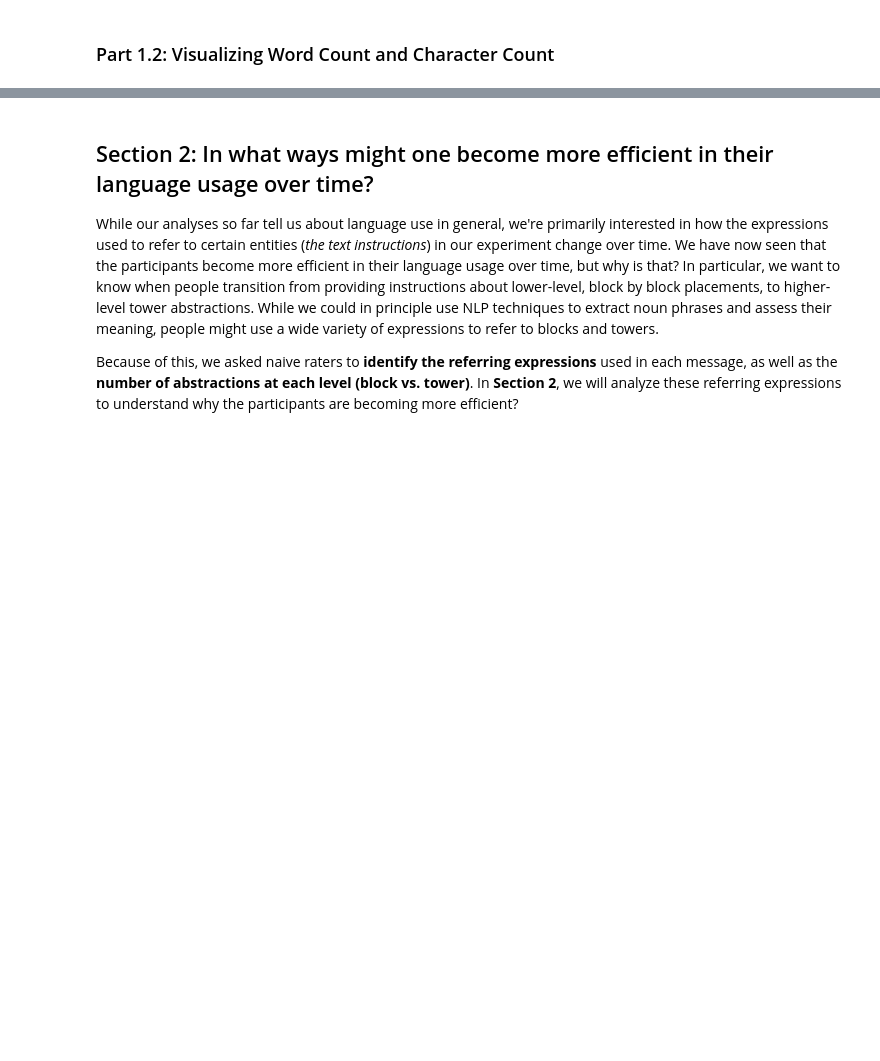
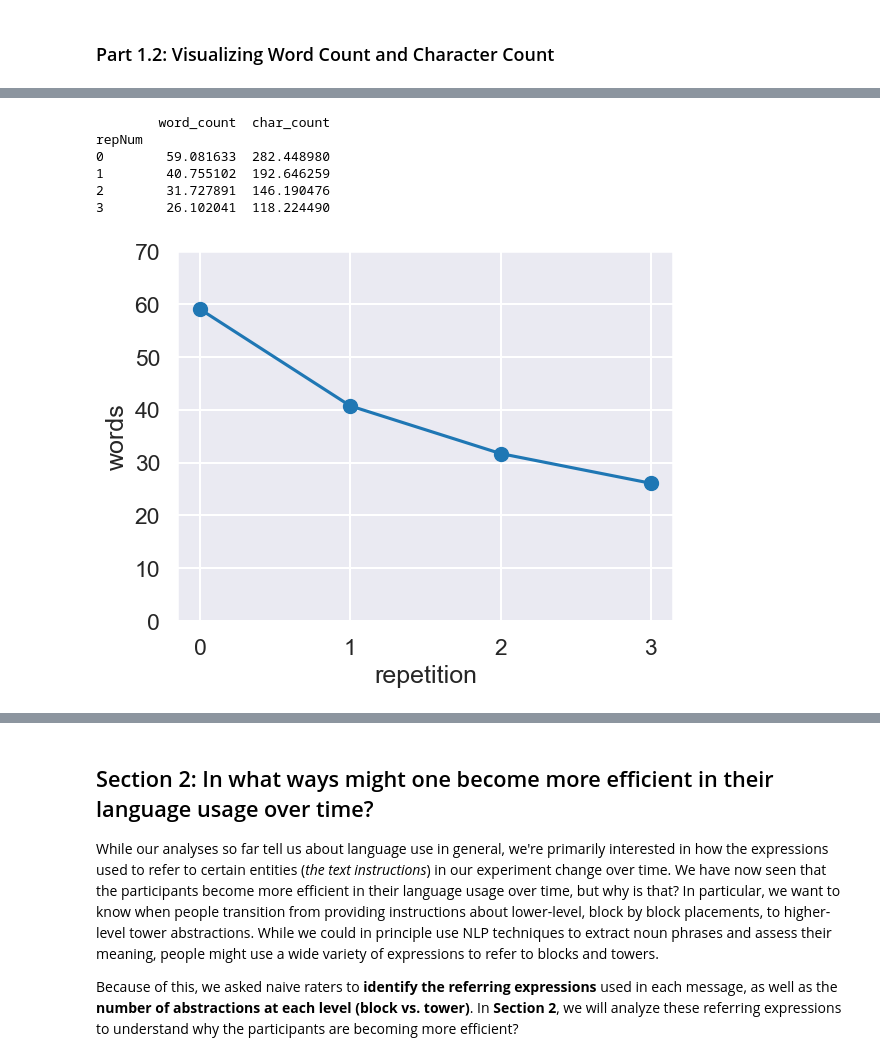
Before and after one commit to cogtoolslab/compositional-abstractions-tutorial, a Jupyter notebook: notebooks/ca_language.ipynb, the cells around one changed output, grey strips where cells are left out. Drawn from its saved outputs; the diff is of its cells as text; code cells hidden in the pictures; blank space fills up the shorter version.

```diff
--- a/notebooks/ca_language.ipynb
+++ b/notebooks/ca_language.ipynb
@@ -158,16 +174,34 @@ means = repNum_grouped.mean()
+# %%
+## MASKED FROM STUDENT VERSION
+
+# define the key columns of the df_trial dataframe that are needed
+# to plot the average word & character count across repetition number
+key_cols = ['word_count', 'char_count', 'repNum']
+
+# group by repNum and calculate means
+repNum_grouped = df_trial[key_cols].groupby('repNum')
+repNum_grouped_means = repNum_grouped.mean()
+
+# print the average word & character account as a table
+print(repNum_grouped_means)
+# %% [output]
+        word_count  char_count
+repNum
+0        59.081633  282.448980
+1        40.755102  192.646259
+2        31.727891  146.190476
+3        26.102041  118.224490
 # %%
 ## MASKED FROM STUDENT VERSION
 
-# plot word count over repetitions
-repNum_grouped = df_trial.groupby('repNum')
-means = repNum_grouped.mean()
-
-plt.plot(means['word_count'], linestyle='-', marker='o', markersize=10)
+plt.plot(repNum_grouped_means['word_count'], linestyle='-', marker='o', markersize=10)
 plt.xlabel('repetition')
 plt.ylabel('words')
 #plt.xlim(0.5, 4.5)
 plt.ylim(0, 70)
 plt.show()
+# %% [output]
+[figure, added]
 # %%
 ## MASKED FROM STUDENT VERSION
 
```
Also changed, not shown: parts of 7 cells of this notebook, 1 other file.
